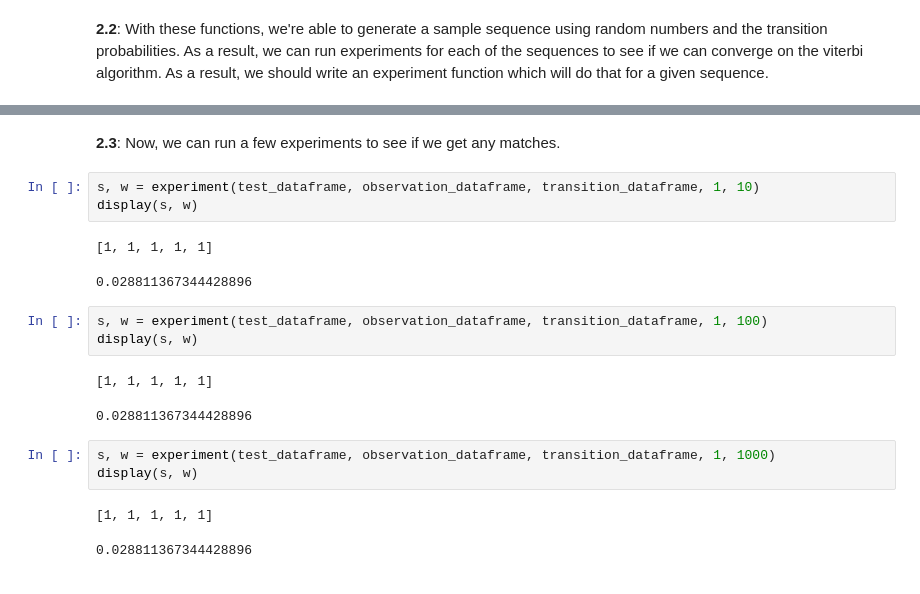
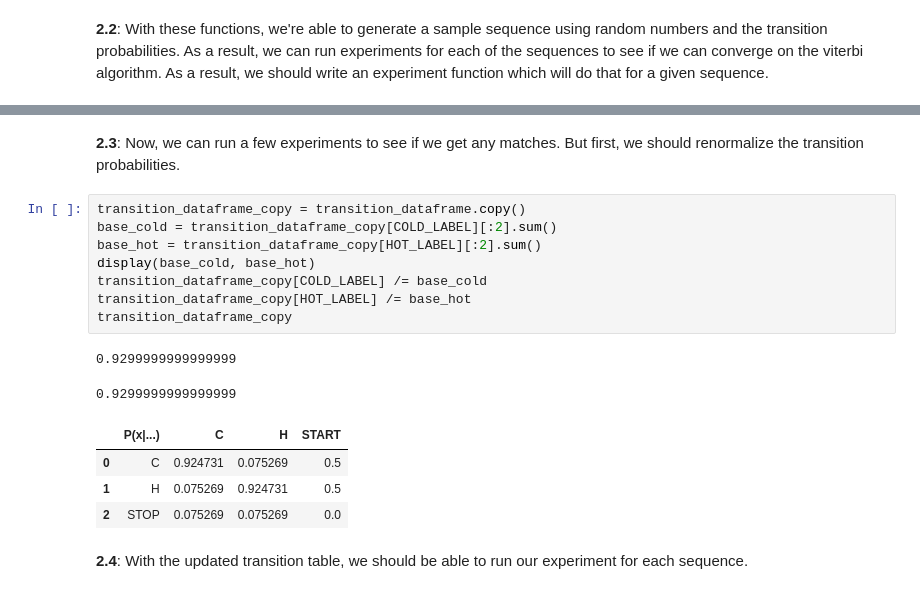
Before and after one commit to jrg94/CSE5522, a Jupyter notebook: lab3.ipynb, the cells around one changed output, grey strips where cells are left out. Cells and saved outputs as stored; diff of their text form.

```diff
--- a/lab3.ipynb
+++ b/lab3.ipynb
@@ -390,20 +473,19 @@ def experiment(test: pd.DataFrame, observation: pd.DataFrame, transition: pd.Dat
 # %% [markdown]
-**2.3**: Now, we can run a few experiments to see if we get any matches.
+**2.3**: Now, we can run a few experiments to see if we get any matches. But first, we should renormalize the transition probabilities.
-# %%
-s, w = experiment(test_dataframe, observation_dataframe, transition_dataframe, 1, 10)
-display(s, w)
-# %% [output]
-[1, 1, 1, 1, 1]
-0.028811367344428896
-# %%
-s, w = experiment(test_dataframe, observation_dataframe, transition_dataframe, 1, 100)
-display(s, w)
-# %% [output]
-[1, 1, 1, 1, 1]
-0.028811367344428896
-# %%
-s, w = experiment(test_dataframe, observation_dataframe, transition_dataframe, 1, 1000)
-display(s, w)
-# %% [output]
-[1, 1, 1, 1, 1]
-0.028811367344428896
+# %%
+transition_dataframe_copy = transition_dataframe.copy()
+base_cold = transition_dataframe_copy[COLD_LABEL][:2].sum()
+base_hot = transition_dataframe_copy[HOT_LABEL][:2].sum()
+display(base_cold, base_hot)
+transition_dataframe_copy[COLD_LABEL] /= base_cold
+transition_dataframe_copy[HOT_LABEL] /= base_hot
+transition_dataframe_copy
+# %% [output]
+0.9299999999999999
+0.9299999999999999
+|  | P(x|...) | C | H | START |
+| 0 | C | 0.924731 | 0.075269 | 0.5 |
+| 1 | H | 0.075269 | 0.924731 | 0.5 |
+| 2 | STOP | 0.075269 | 0.075269 | 0.0 |
+# %% [markdown]
+**2.4**: With the updated transition table, we should be able to run our experiment for each sequence.
```
Also changed, not shown: parts of 29 cells of this notebook.
